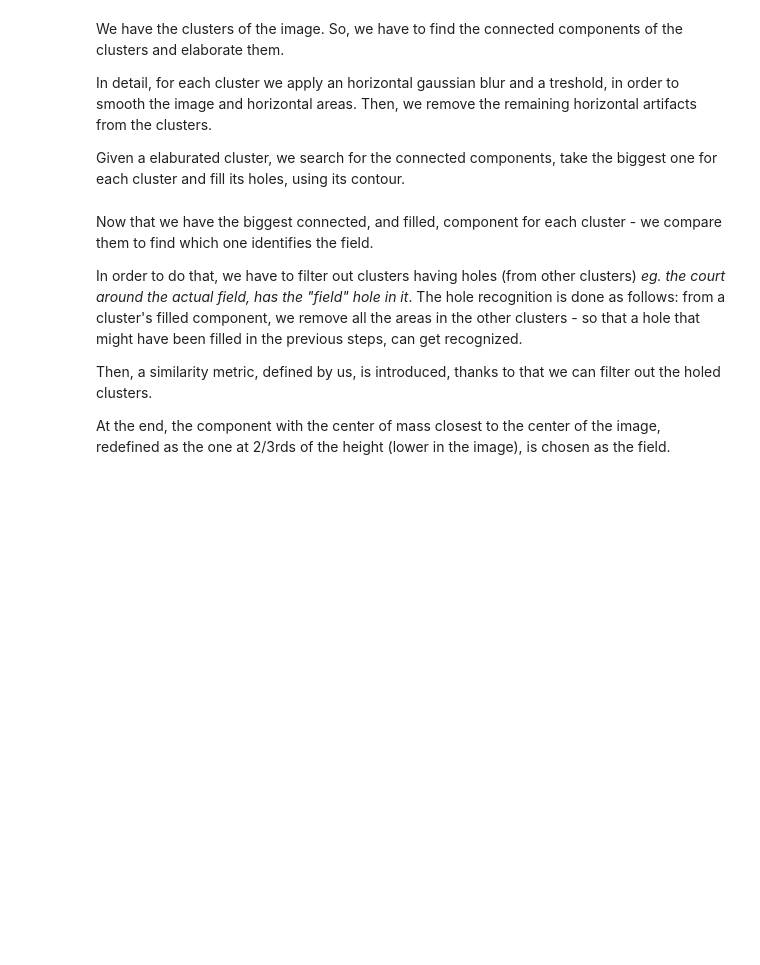
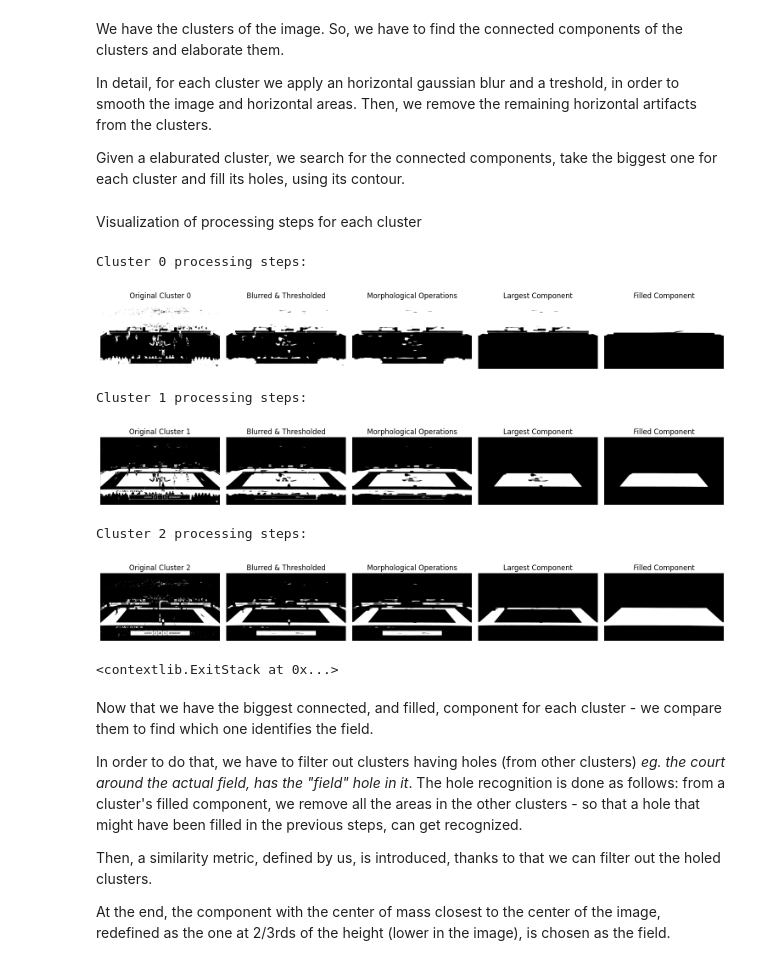
Before and after one commit to NizarNadif/volleymap, a Jupyter notebook: summary.ipynb, the cells around one changed output. Drawn from its saved outputs; the diff is of its cells as text; code cells hidden in the pictures; blank space fills up the shorter version.

```diff
--- a/summary.ipynb
+++ b/summary.ipynb
@@ -303,3 +322,49 @@ axs = subfigs[1].subplots(1, N_CLUSTERS)
+# %% [markdown]
+Visualization of processing steps for each cluster
+# %%
+plt.ioff()
+
+for i in range(N_CLUSTERS):
+  print(f"\nCluster {i} processing steps:")
+
+  plt.figure(figsize=(15, 4))
+  plt.subplot(1, 5, 1)
+  plt.imshow(masks[i], cmap='gray')
+  plt.title(f'Original Cluster {i}')
+  plt.axis('off')
+
+  plt.subplot(1, 5, 2)
+  plt.imshow(binaries[i], cmap='gray')
+  plt.title(f'Blurred & Thresholded')
+  plt.axis('off')
+
+  plt.subplot(1, 5, 3)
+  plt.imshow(closeds[i], cmap='gray')
+  plt.title(f'Morphological Operations')
+  plt.axis('off')
+
+  plt.subplot(1, 5, 4)
+  plt.imshow(components[i], cmap='gray')
+  plt.title(f'Largest Component')
+  plt.axis('off')
+
+  plt.subplot(1, 5, 5)
+  plt.imshow(filled_components[i], cmap='gray')
+  plt.title(f'Filled Component')
+  plt.axis('off')
+
+  plt.tight_layout()
+  plt.show()
+
+plt.ion()
+# %% [output]
+Cluster 0 processing steps:
+[figure, added]
+Cluster 1 processing steps:
+[figure, added]
+Cluster 2 processing steps:
+[figure, added]
+<contextlib.ExitStack at 0x...>
 # %% [markdown]
 Now that we have the biggest connected, and filled, component for each cluster - we compare them to find which one identifies the field.
 
```
Also changed, not shown: parts of 31 cells of this notebook.
